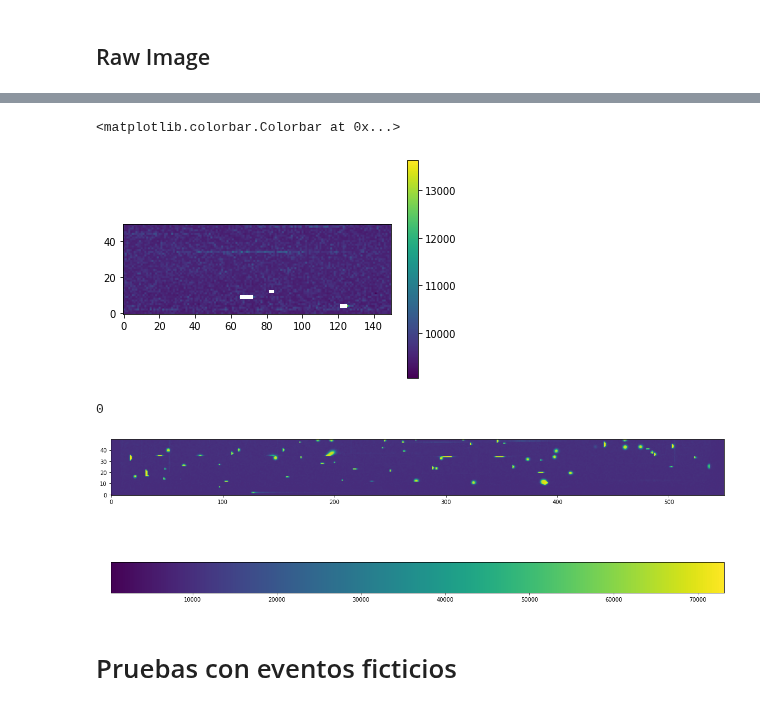
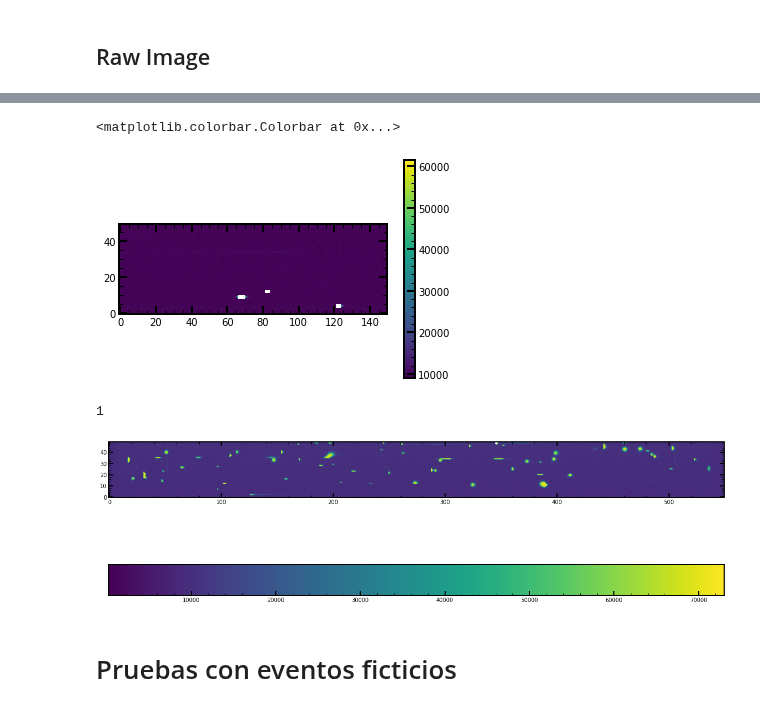
Before and after one commit to mausanram/CodigosICN, a Jupyter notebook: Catalogo_Eventos/Catalogo_Gammas_Am241.ipynb, the cells around one changed output, grey strips where cells are left out. Cells and saved outputs as stored; diff of their text form; code cells hidden in the pictures.

```diff
--- a/Catalogo_Eventos/Catalogo_Gammas_Am241.ipynb
+++ b/Catalogo_Eventos/Catalogo_Gammas_Am241.ipynb
@@ -86,26 +86,26 @@ None
 # %%
 extension = 4
 # plt.imshow(hdu_list[0].data[:, 550:], vmin = 0, vmax = 80000, origin = 'lower')
 Overscan = hdu_list[extension - 1].data[:, 550:]
-oScan_mask=sk.measure.label(Overscan>=20000, connectivity=2)
+oScan_mask=sk.measure.label(Overscan>= np.max(Overscan) - np.mean(Overscan), connectivity=2)
 oScan=ma.masked_array(Overscan,mask=(oScan_mask>0))
 plt.imshow(oScan, origin='lower')
 plt.colorbar()
 # %% [output]
 <matplotlib.colorbar.Colorbar at 0x...>
-[figure, old version]
+[figure, new version]
 # %%
 plt.figure(figsize=[20,15])
 active_area = hdu_list[extension - 1].data[:, :550]
-active_area_mask=sk.measure.label(active_area>=500000, connectivity=2)
+active_area_mask=sk.measure.label(active_area>= np.max(active_area), connectivity=2)
 active_area_true=ma.masked_array(active_area,mask=(active_area_mask>0))
 plt.imshow(active_area_true, origin='lower')
 plt.colorbar(location = 'bottom')
 
 print(active_area_mask.max())
 # %% [output]
-0
+1
-[figure, old version]
+[figure, new version]
 # %%
 hdu_path = path.split('_')
 # int(hdu_path[15])
```
Also changed, not shown: parts of 1 cell of this notebook, 1 other file.
